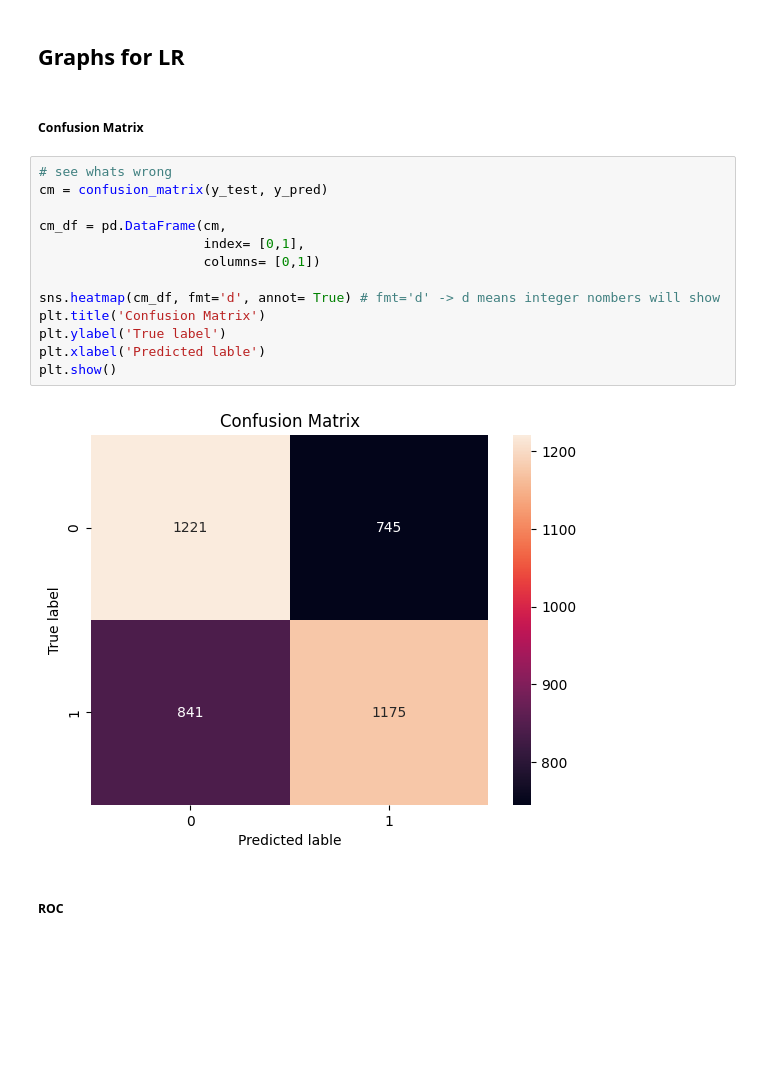
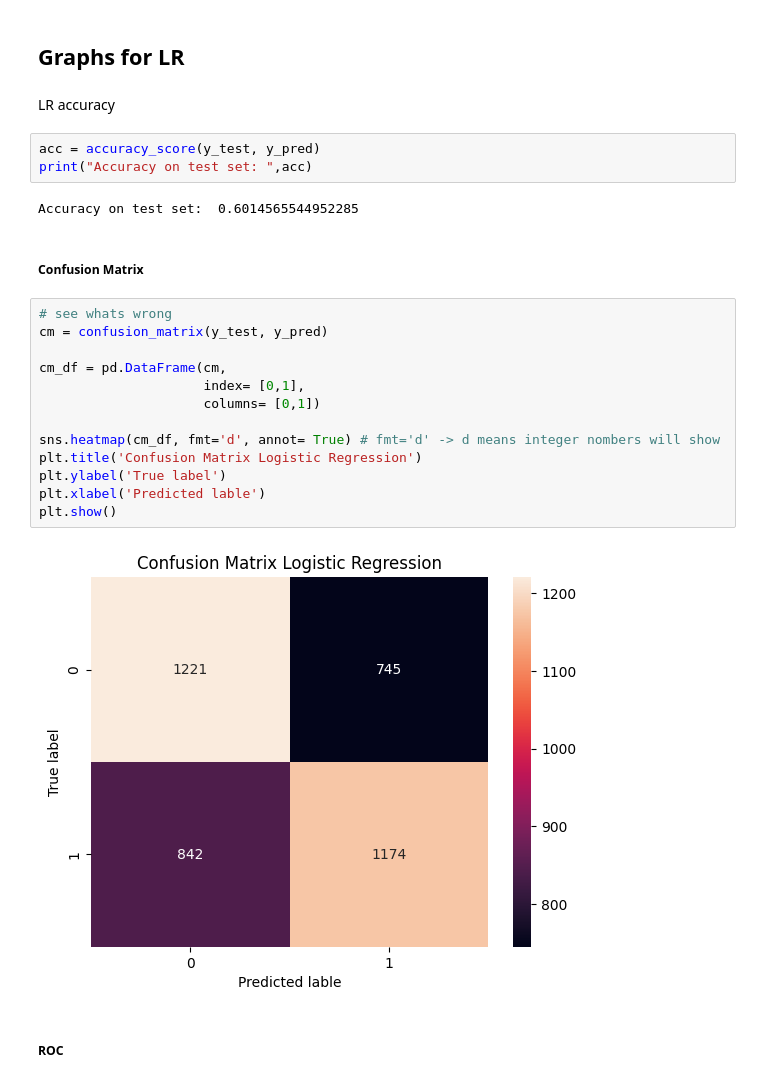
Before and after one commit to LechTheMitch/MachineLearningProject, a Jupyter notebook: img_notebook/img_model_Kmeans_LogisticR.ipynb, the cells around one changed output. Saved outputs shown, nothing was run; the diff lists cells and outputs as text; blank space fills up the shorter version.

```diff
--- a/img_notebook/img_model_Kmeans_LogisticR.ipynb
+++ b/img_notebook/img_model_Kmeans_LogisticR.ipynb
@@ -138,23 +136,30 @@ Accuracy on test set:  0.6017076845806127
 # **4- EVALUATION** - doha
 # %% [markdown]
 ## Graphs for LR
+# %% [markdown]
+LR accuracy
+# %%
+acc = accuracy_score(y_test, y_pred)
+print("Accuracy on test set: ",acc)
+# %% [output]
+Accuracy on test set:  0.6014565544952285
 # %% [markdown]
 ##### **Confusion Matrix**
-# %%
-# see whats wrong
-cm = confusion_matrix(y_test, y_pred)
-
-cm_df = pd.DataFrame(cm,
-                     index= [0,1],
-                     columns= [0,1])
-
-sns.heatmap(cm_df, fmt='d', annot= True) # fmt='d' -> d means integer nombers will show
-plt.title('Confusion Matrix')
-plt.ylabel('True label')
-plt.xlabel('Predicted lable')
-plt.show()
-# %% [output]
-[figure, old version]
+# %%
+# see whats wrong
+cm = confusion_matrix(y_test, y_pred)
+
+cm_df = pd.DataFrame(cm,
+                     index= [0,1],
+                     columns= [0,1])
+
+sns.heatmap(cm_df, fmt='d', annot= True) # fmt='d' -> d means integer nombers will show
+plt.title('Confusion Matrix Logistic Regression')
+plt.ylabel('True label')
+plt.xlabel('Predicted lable')
+plt.show()
+# %% [output]
+[figure, added]
 # %% [markdown]
 ##### **ROC**
 # %%
```
Also changed, not shown: parts of 15 cells of this notebook, 2 other files.
